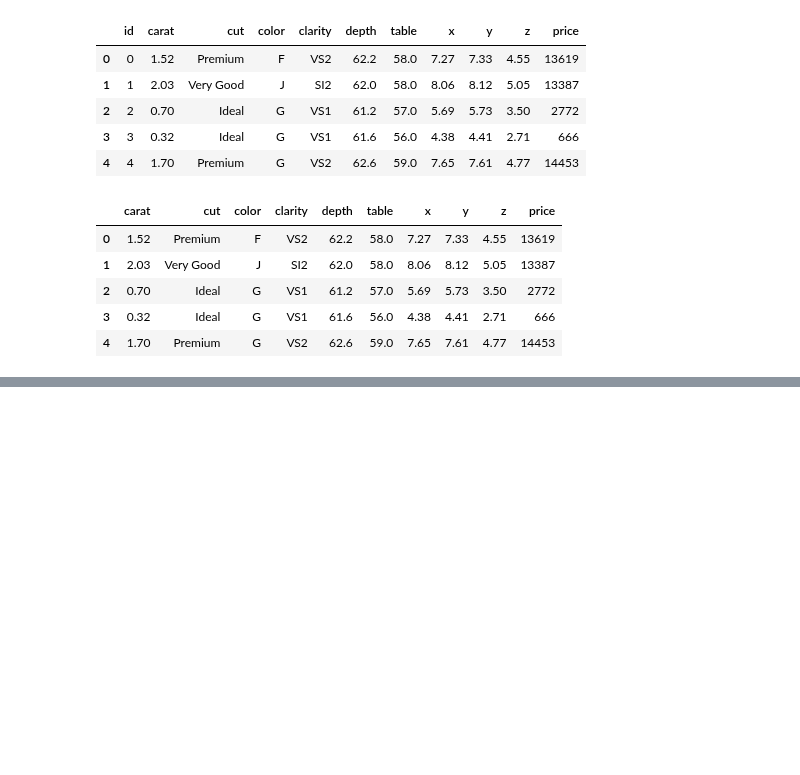
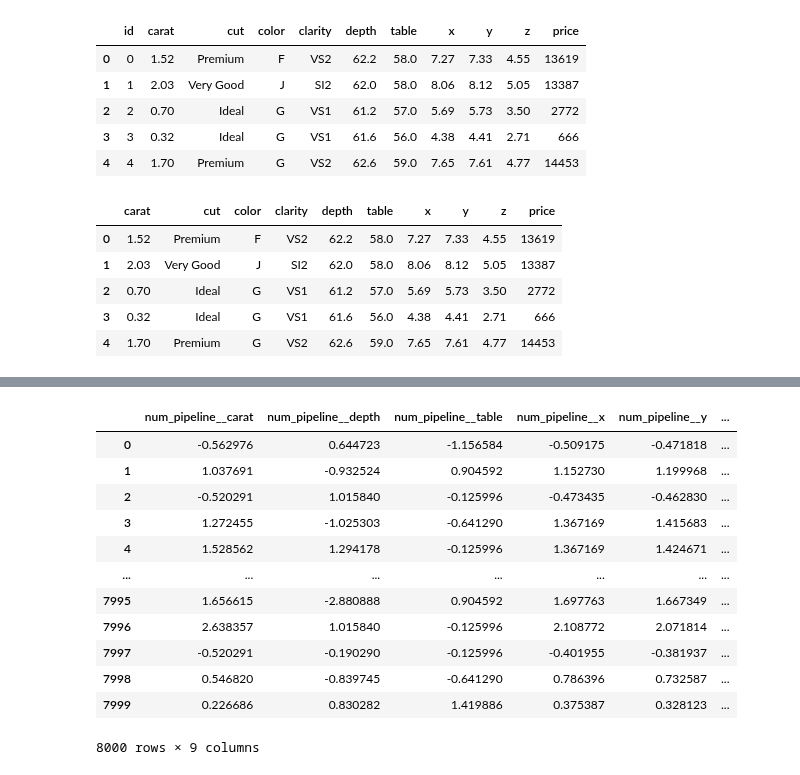
Before and after one commit to Vinotha07/DiamondPricePrediction_ML-Project, a Jupyter notebook: notebook/model_training.ipynb, the cells around one changed output, grey strips where cells are left out. Saved outputs shown, nothing was run; the diff lists cells and outputs as text; code cells hidden in the pictures; blank space fills up the shorter version.

```diff
--- a/notebook/model_training.ipynb
+++ b/notebook/model_training.ipynb
@@ -37,0 +88,7 @@ categorical_cols=df.columns[df.dtypes=="object"]
+# %%
+# Define the custom ranking for each ordinal variable- order in the ascending, fair has rank 1 and ideal has 5
+
+
+cut_categories = ['Fair', 'Good', 'Very Good','Premium','Ideal']
+color_categories = ['D', 'E', 'F', 'G', 'H', 'I', 'J']
+clarity_categories = ['I1','SI2','SI1','VS2','VS1','VVS2','VVS1','IF']
@@ -37,0 +101,26 @@ categorical_cols=df.columns[df.dtypes=="object"]
+# %%
+# To create numerical pipeline
+
+num_pipeline=Pipeline(
+    steps=[
+        ('imputer', SimpleImputer(strategy='median')),
+        ('scaler',StandardScaler())
+        ]
+        )
+
+# To create categorical pipeline
+
+cat_pipeline=Pipeline(
+    steps=[
+        ('imputer',SimpleImputer(strategy='most_frequent')),
+        ('ordinal Encoder', OrdinalEncoder(categories=[cut_categories,color_categories,clarity_categories])),
+        ('scaler',StandardScaler())
+    ]
+)
+
+#To apply the pipeline in the columns using transformer function
+
+preprocessor=ColumnTransformer([
+    ('num_pipeline',num_pipeline,numerical_cols),
+    ('Cat_pipeline',cat_pipeline,categorical_cols)]
+)
@@ -37,0 +233,16 @@ categorical_cols=df.columns[df.dtypes=="object"]
+# %%
+X_train
+# %% [output]
+|  | num_pipeline__carat | num_pipeline__depth | num_pipeline__table | num_pipeline__x | num_pipeline__y | ... |
+| 0 | -0.562976 | 0.644723 | -1.156584 | -0.509175 | -0.471818 | ... |
+| 1 | 1.037691 | -0.932524 | 0.904592 | 1.152730 | 1.199968 | ... |
+| 2 | -0.520291 | 1.015840 | -0.125996 | -0.473435 | -0.462830 | ... |
+| 3 | 1.272455 | -1.025303 | -0.641290 | 1.367169 | 1.415683 | ... |
+| 4 | 1.528562 | 1.294178 | -0.125996 | 1.367169 | 1.424671 | ... |
+| ... | ... | ... | ... | ... | ... | ... |
+| 7995 | 1.656615 | -2.880888 | 0.904592 | 1.697763 | 1.667349 | ... |
+| 7996 | 2.638357 | 1.015840 | -0.125996 | 2.108772 | 2.071814 | ... |
+| 7997 | -0.520291 | -0.190290 | -0.125996 | -0.401955 | -0.381937 | ... |
+| 7998 | 0.546820 | -0.839745 | -0.641290 | 0.786396 | 0.732587 | ... |
+| 7999 | 0.226686 | 0.830282 | 1.419886 | 0.375387 | 0.328123 | ... |
+8000 rows × 9 columns
```
Also changed, not shown: parts of 20 cells of this notebook.
